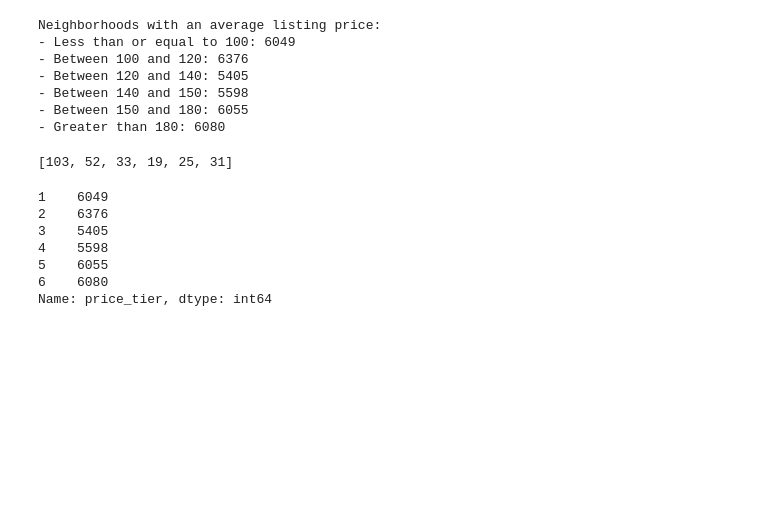
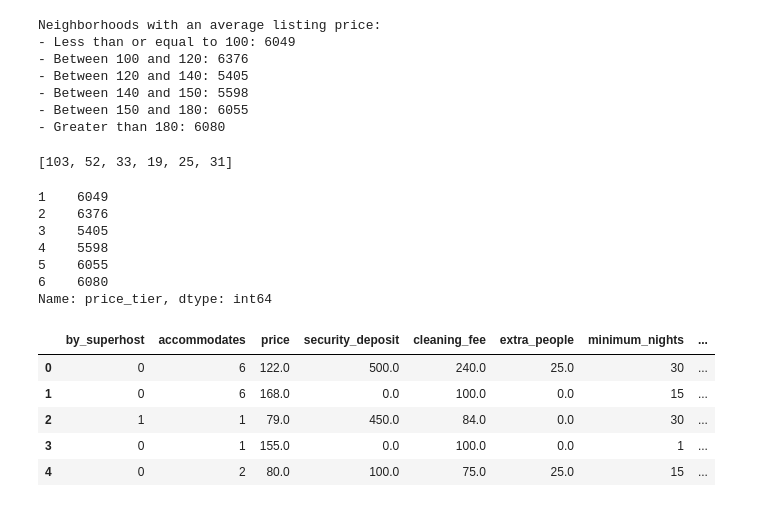
Before and after one commit to tri-bui/airbnb-la-listings, a Jupyter notebook: 3-modeling.ipynb, the cells around one changed output. Drawn from its saved outputs; the diff is of its cells as text; code cells hidden in the pictures; blank space fills up the shorter version.

```diff
--- a/3-modeling.ipynb
+++ b/3-modeling.ipynb
@@ -183,6 +262,6 @@ list765.shape
 # %%
 # Neighborhood listing counts
-nb_count = pd.DataFrame(list765.neighborhood.value_counts()).reset_index()
+nb_count = pd.DataFrame(df.neighborhood.value_counts()).reset_index()
 nb_count.columns = ['Neighborhood', 'Num_listings']
 nb_count.head()
 # %% [output]
@@ -194,7 +273,7 @@ nb_count.head()
 | 4 | Downtown | 1187 |
 # %%
 # Average price of each neighborhood
-nb_prices = utils.agg_to_2cols(df=list765, agg_col='price', agg_col_name='Price')
+nb_prices = utils.agg_to_2cols(df=df, agg_col='price', agg_col_name='Price')
 nb_prices = pd.merge(nb_prices, nb_count, on='Neighborhood', how='left')
 nb_prices.head()
 # %% [output]
@@ -236,10 +315,10 @@ nb_tiers.append(nb_prices[nb_prices.Price > 180].Neighborhood.tolist())
 [103, 52, 33, 19, 25, 31]
 # %%
 # Create a `price_tier` feature
-list765['price_tier'] = 1
+df['price_tier'] = 1
 for i in range(1, 6):
-    list765['price_tier'] = list765.apply(lambda r: utils.check_nb(row=r, tier=i+1, nb_list=nb_tiers[i]), axis=1)
-list765.price_tier.value_counts().sort_index()
+    df['price_tier'] = df.apply(lambda r: utils.check_nb(row=r, tier=i+1, nb_list=nb_tiers[i]), axis=1)
+df.price_tier.value_counts().sort_index()
 # %% [output]
 1    6049
 2    6376
@@ -248,3 +327,14 @@ list765.price_tier.value_counts().sort_index()
 5    6055
 6    6080
 Name: price_tier, dtype: int64
+# %%
+# Drop `neighborhood` and `score_rtg`
+df.drop(['neighborhood', 'score_rtg'], axis=1, inplace=True)
+df.head()
+# %% [output]
+|  | by_superhost | accommodates | price | security_deposit | cleaning_fee | extra_people | minimum_nights | ... |
+| 0 | 0 | 6 | 122.0 | 500.0 | 240.0 | 25.0 | 30 | ... |
+| 1 | 0 | 6 | 168.0 | 0.0 | 100.0 | 0.0 | 15 | ... |
+| 2 | 1 | 1 | 79.0 | 450.0 | 84.0 | 0.0 | 30 | ... |
+| 3 | 0 | 1 | 155.0 | 0.0 | 100.0 | 0.0 | 1 | ... |
+| 4 | 0 | 2 | 80.0 | 100.0 | 75.0 | 25.0 | 15 | ... |
```
Also changed, not shown: parts of 15 cells of this notebook, 1 other file.
